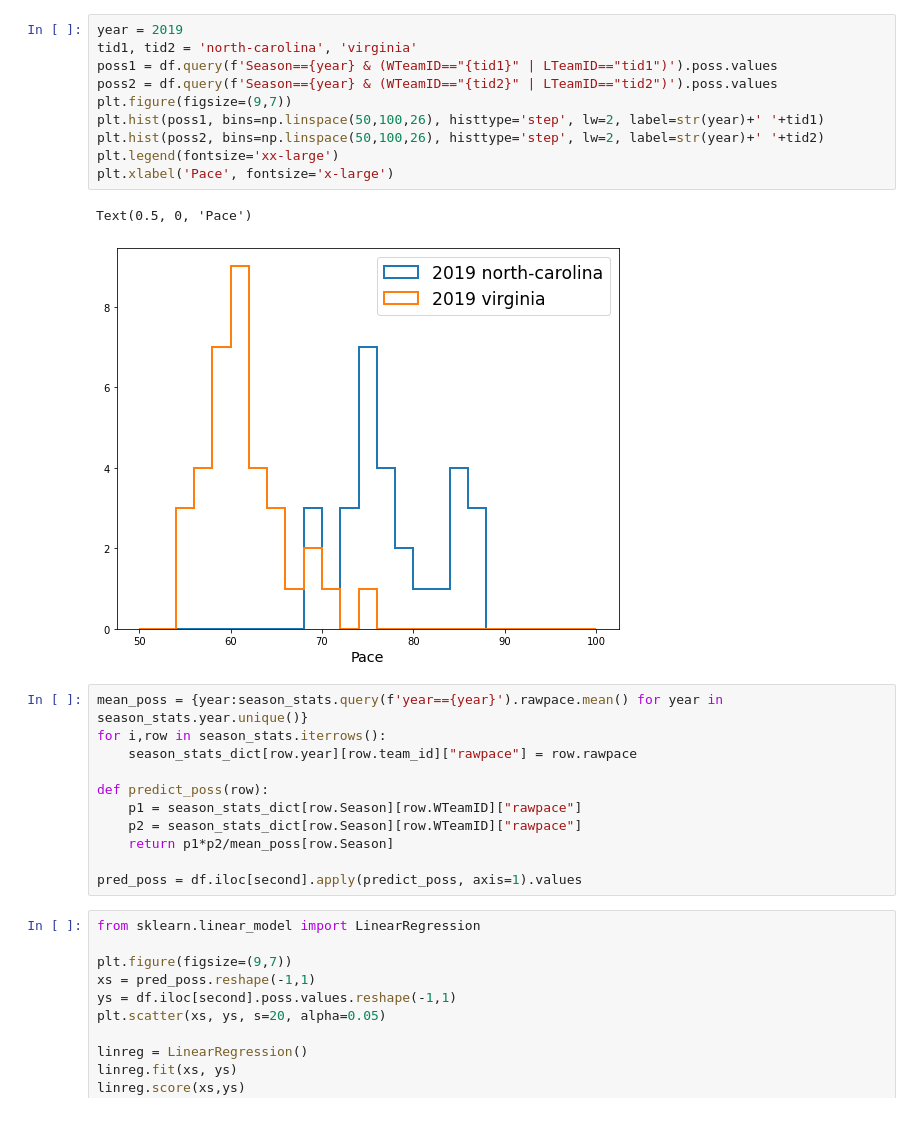
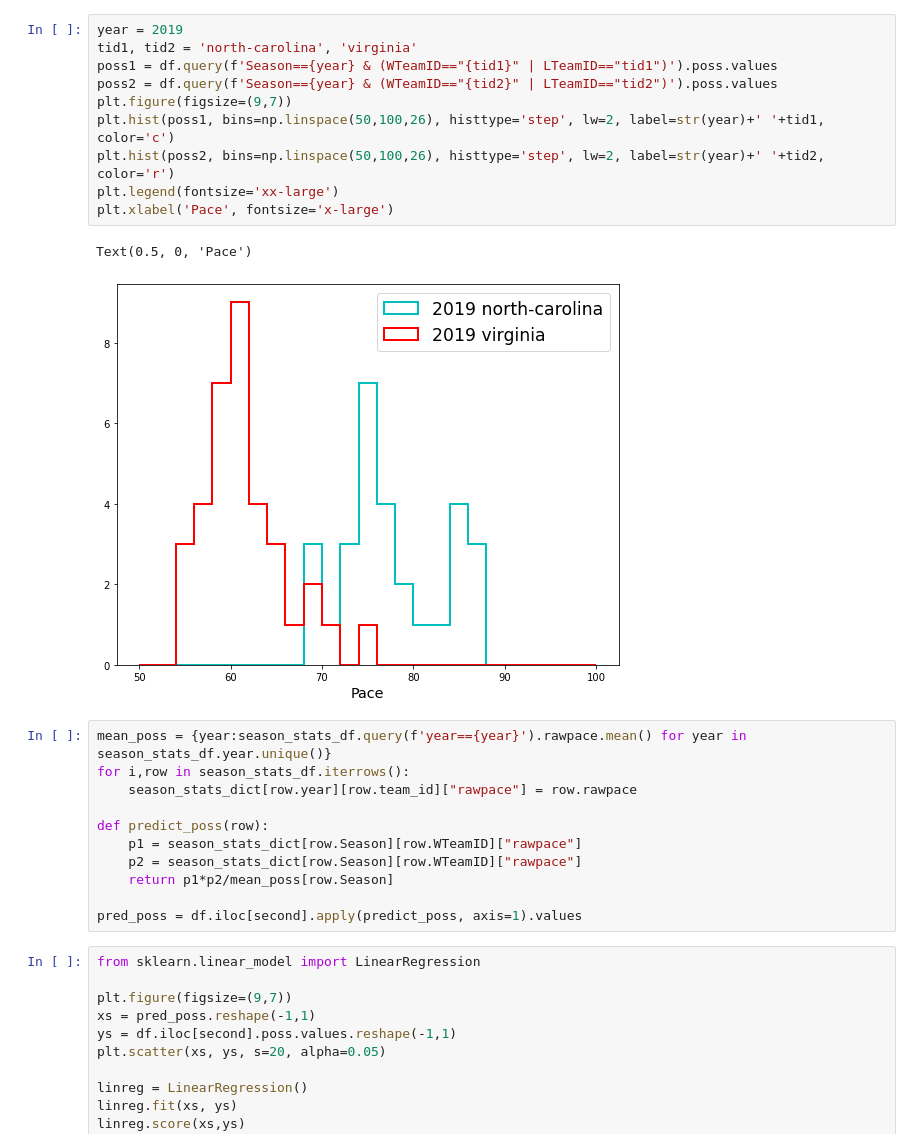
Before and after one commit to bjmarsh/WatchCBB, a Jupyter notebook: notebooks/eda.ipynb, the cells around one changed output. Saved outputs shown, nothing was run; the diff lists cells and outputs as text.

```diff
--- a/notebooks/eda.ipynb
+++ b/notebooks/eda.ipynb
@@ -146,19 +68,19 @@ season_stats.query('year==2019').sort_values('rawpace').tail()
 # %%
 year = 2019
 tid1, tid2 = 'north-carolina', 'virginia'
 poss1 = df.query(f'Season=={year} & (WTeamID=="{tid1}" | LTeamID=="tid1")').poss.values
 poss2 = df.query(f'Season=={year} & (WTeamID=="{tid2}" | LTeamID=="tid2")').poss.values
 plt.figure(figsize=(9,7))
-plt.hist(poss1, bins=np.linspace(50,100,26), histtype='step', lw=2, label=str(year)+' '+tid1)
-plt.hist(poss2, bins=np.linspace(50,100,26), histtype='step', lw=2, label=str(year)+' '+tid2)
+plt.hist(poss1, bins=np.linspace(50,100,26), histtype='step', lw=2, label=str(year)+' '+tid1, color='c')
+plt.hist(poss2, bins=np.linspace(50,100,26), histtype='step', lw=2, label=str(year)+' '+tid2, color='r')
 plt.legend(fontsize='xx-large')
 plt.xlabel('Pace', fontsize='x-large')
 # %% [output]
 Text(0.5, 0, 'Pace')
-[figure, old version]
+[figure, new version]
 # %%
-mean_poss = {year:season_stats.query(f'year=={year}').rawpace.mean() for year in season_stats.year.unique()}
-for i,row in season_stats.iterrows():
+mean_poss = {year:season_stats_df.query(f'year=={year}').rawpace.mean() for year in season_stats_df.year.unique()}
+for i,row in season_stats_df.iterrows():
     season_stats_dict[row.year][row.team_id]["rawpace"] = row.rawpace
 
 def predict_poss(row):
```
Also changed, not shown: parts of 10 cells of this notebook, 1 other file.
